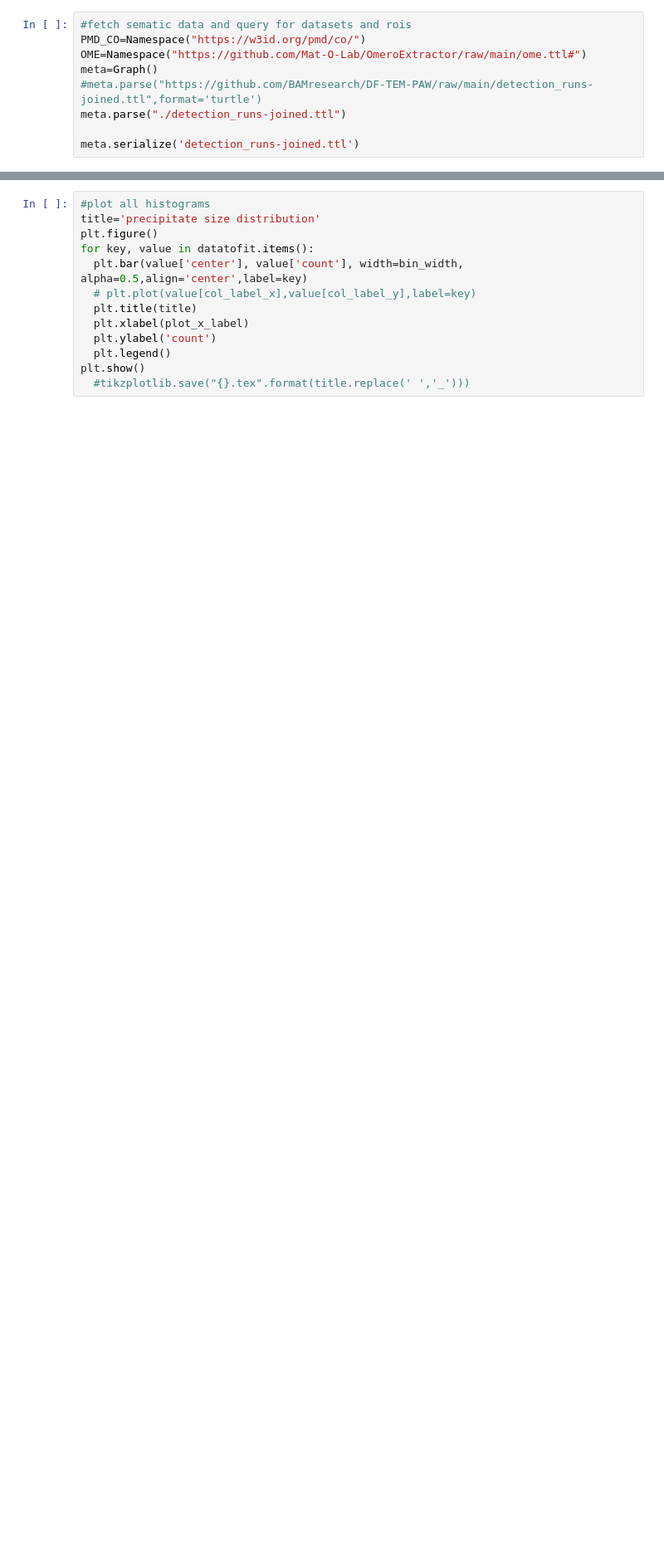
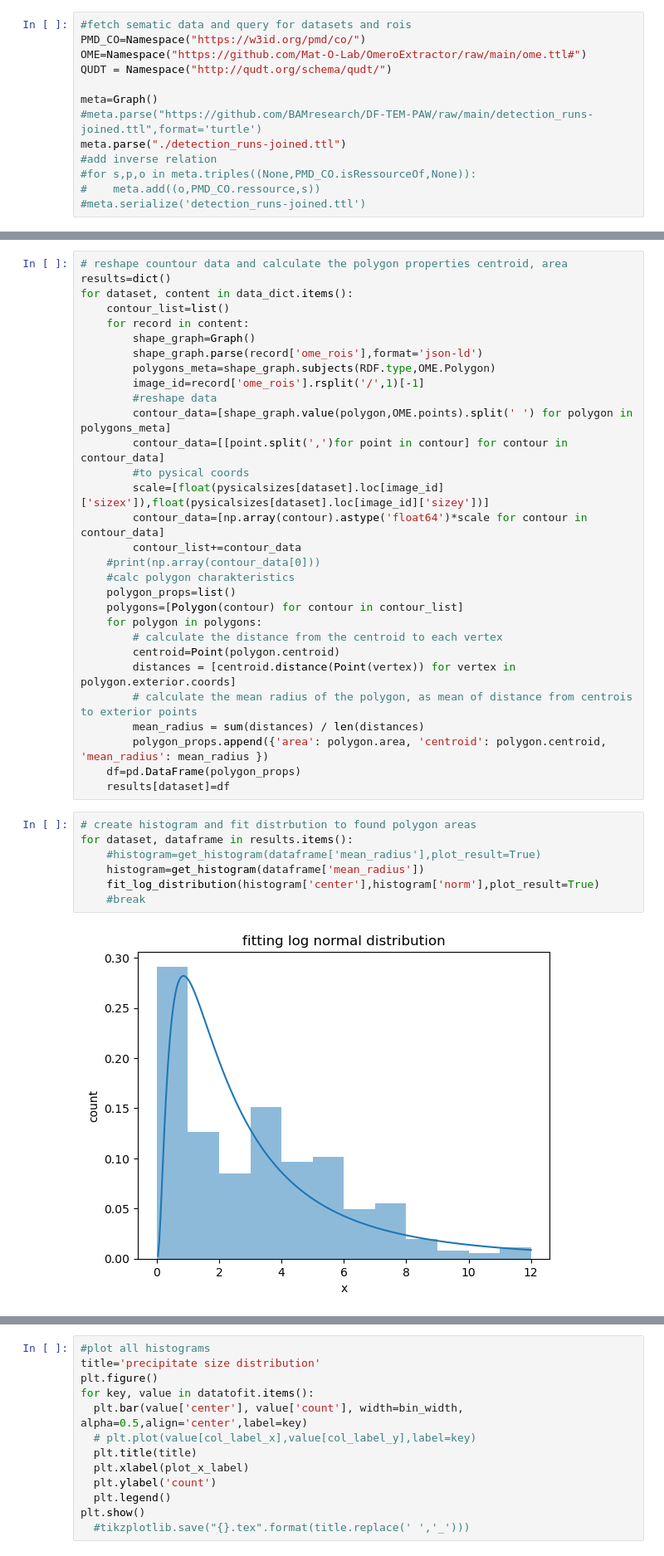
Before and after one commit to BAMresearch/DF-TEM-PAW, a Jupyter notebook: analyse_precepitates_data.ipynb, the cells around one changed output, grey strips where cells are left out. Shown: that part at 83% size. Cells and saved outputs as stored; diff of their text form; blank space fills up the shorter version.

Commit message:
getting shapes from api and sparql query, half of analysis is working aswell

```diff
--- a/analyse_precepitates_data.ipynb
+++ b/analyse_precepitates_data.ipynb
@@ -40,9 +40,13 @@ Requirement already satisfied: six>=1.5 in c:\anaconda3\envs\py10\lib\site-packa
 #fetch sematic data and query for datasets and rois
 PMD_CO=Namespace("https://w3id.org/pmd/co/")
 OME=Namespace("https://github.com/Mat-O-Lab/OmeroExtractor/raw/main/ome.ttl#")
+QUDT = Namespace("http://qudt.org/schema/qudt/")
+
 meta=Graph()
 #meta.parse("https://github.com/BAMresearch/DF-TEM-PAW/raw/main/detection_runs-joined.ttl",format='turtle')
 meta.parse("./detection_runs-joined.ttl")
-
-meta.serialize('detection_runs-joined.ttl')
+#add inverse relation
+#for s,p,o in meta.triples((None,PMD_CO.isRessourceOf,None)):
+#    meta.add((o,PMD_CO.ressource,s))
+#meta.serialize('detection_runs-joined.ttl')
 # %% [output]
@@ -164,0 +105,39 @@ for file in filenames:
+# %%
+# reshape countour data and calculate the polygon properties centroid, area
+results=dict()
+for dataset, content in data_dict.items():
+    contour_list=list()
+    for record in content:
+        shape_graph=Graph()
+        shape_graph.parse(record['ome_rois'],format='json-ld')
+        polygons_meta=shape_graph.subjects(RDF.type,OME.Polygon)
+        image_id=record['ome_rois'].rsplit('/',1)[-1]
+        #reshape data
+        contour_data=[shape_graph.value(polygon,OME.points).split(' ') for polygon in polygons_meta]
+        contour_data=[[point.split(',')for point in contour] for contour in contour_data]
+        #to pysical coords
+        scale=[float(pysicalsizes[dataset].loc[image_id]['sizex']),float(pysicalsizes[dataset].loc[image_id]['sizey'])]
+        contour_data=[np.array(contour).astype('float64')*scale for contour in contour_data]
+        contour_list+=contour_data
+    #print(np.array(contour_data[0]))
+    #calc polygon charakteristics
+    polygon_props=list()
+    polygons=[Polygon(contour) for contour in contour_list]
+    for polygon in polygons:
+        # calculate the distance from the centroid to each vertex
+        centroid=Point(polygon.centroid)
+        distances = [centroid.distance(Point(vertex)) for vertex in polygon.exterior.coords]
+        # calculate the mean radius of the polygon, as mean of distance from centrois to exterior points
+        mean_radius = sum(distances) / len(distances)
+        polygon_props.append({'area': polygon.area, 'centroid': polygon.centroid, 'mean_radius': mean_radius })
+    df=pd.DataFrame(polygon_props)
+    results[dataset]=df
+# %%
+# create histogram and fit distrbution to found polygon areas
+for dataset, dataframe in results.items():
+    #histogram=get_histogram(dataframe['mean_radius'],plot_result=True)
+    histogram=get_histogram(dataframe['mean_radius'])
+    fit_log_distribution(histogram['center'],histogram['norm'],plot_result=True)
+    #break
+# %% [output]
+[figure, added]
```
Also changed, not shown: parts of 8 cells of this notebook, 2 other files.
